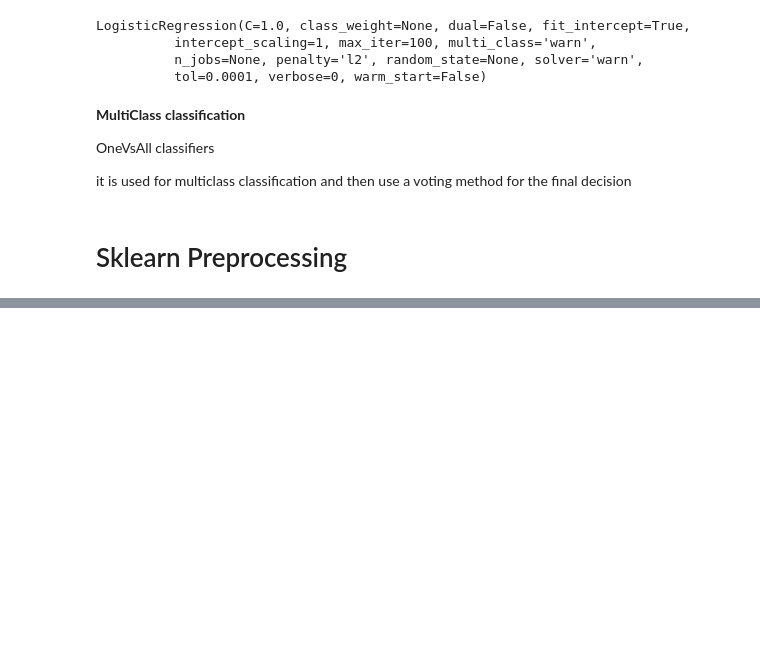
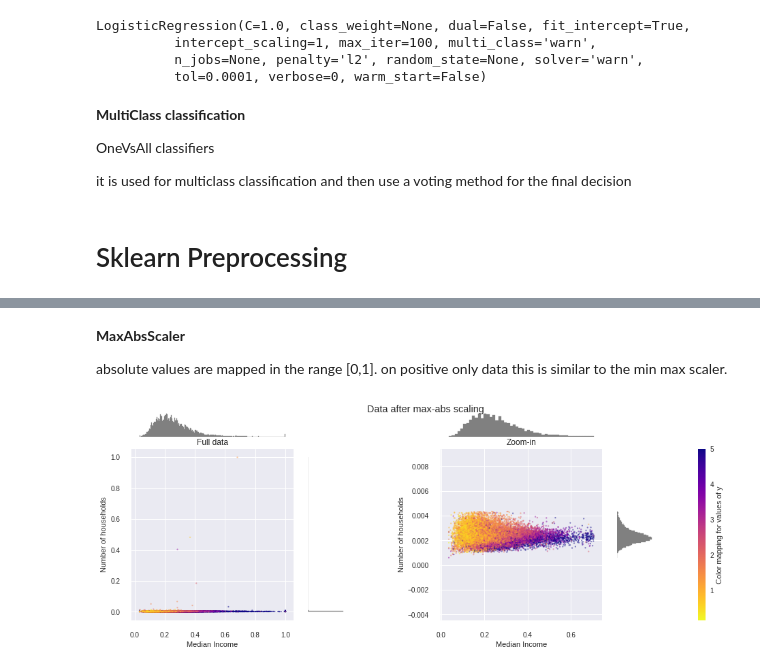
Before and after one commit to findingfoot/a-scratch-pad, a Jupyter notebook: playing_with_sklearn.ipynb, the cells around one changed output, grey strips where cells are left out. Drawn from its saved outputs; the diff is of its cells as text; code cells hidden in the pictures; blank space fills up the shorter version.

```diff
--- a/playing_with_sklearn.ipynb
+++ b/playing_with_sklearn.ipynb
@@ -227,0 +396,8 @@ from sklearn.preprocessing import PowerTransformer
+# %% [markdown]
+**MaxAbsScaler**
+
+absolute values are mapped in the range [0,1]. on positive only data this is similar to the min max scaler.
+# %%
+make_plot(3)
+# %% [output]
+[figure, added]
```
Also changed, not shown: parts of 21 cells of this notebook.
